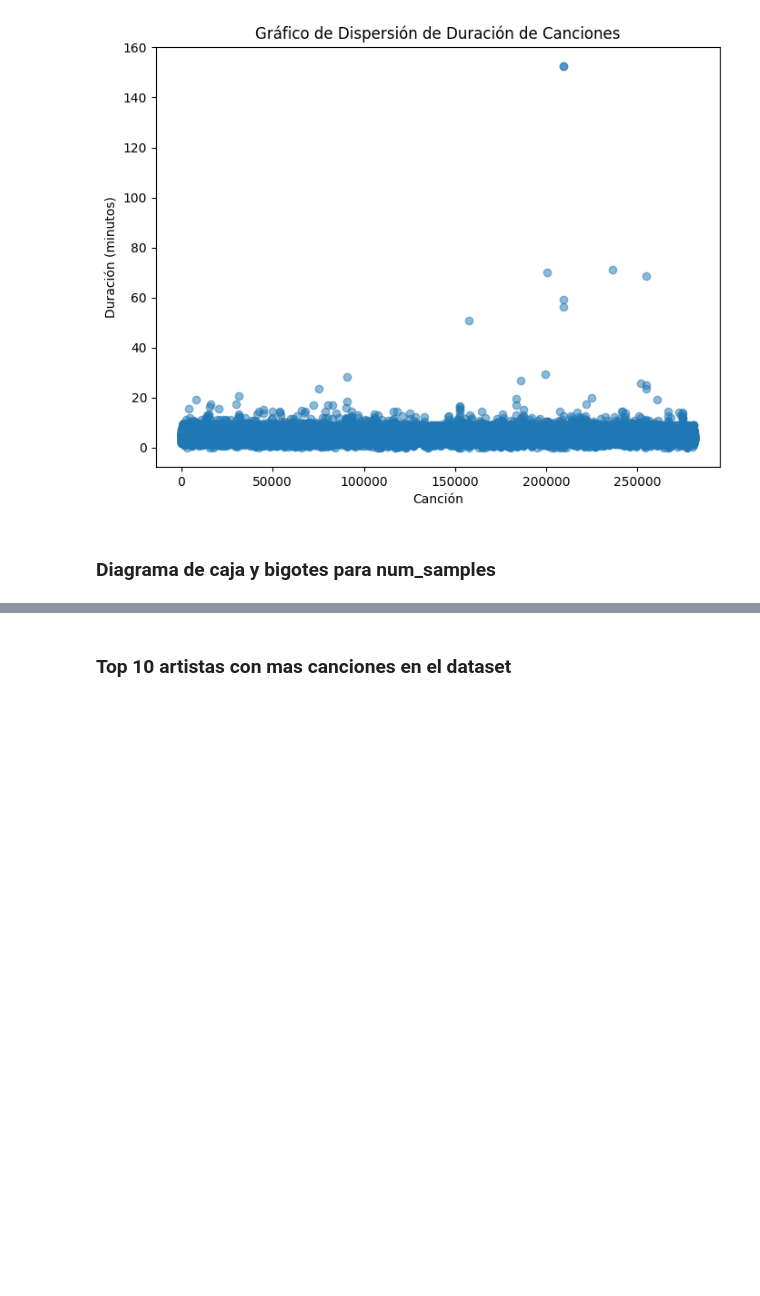
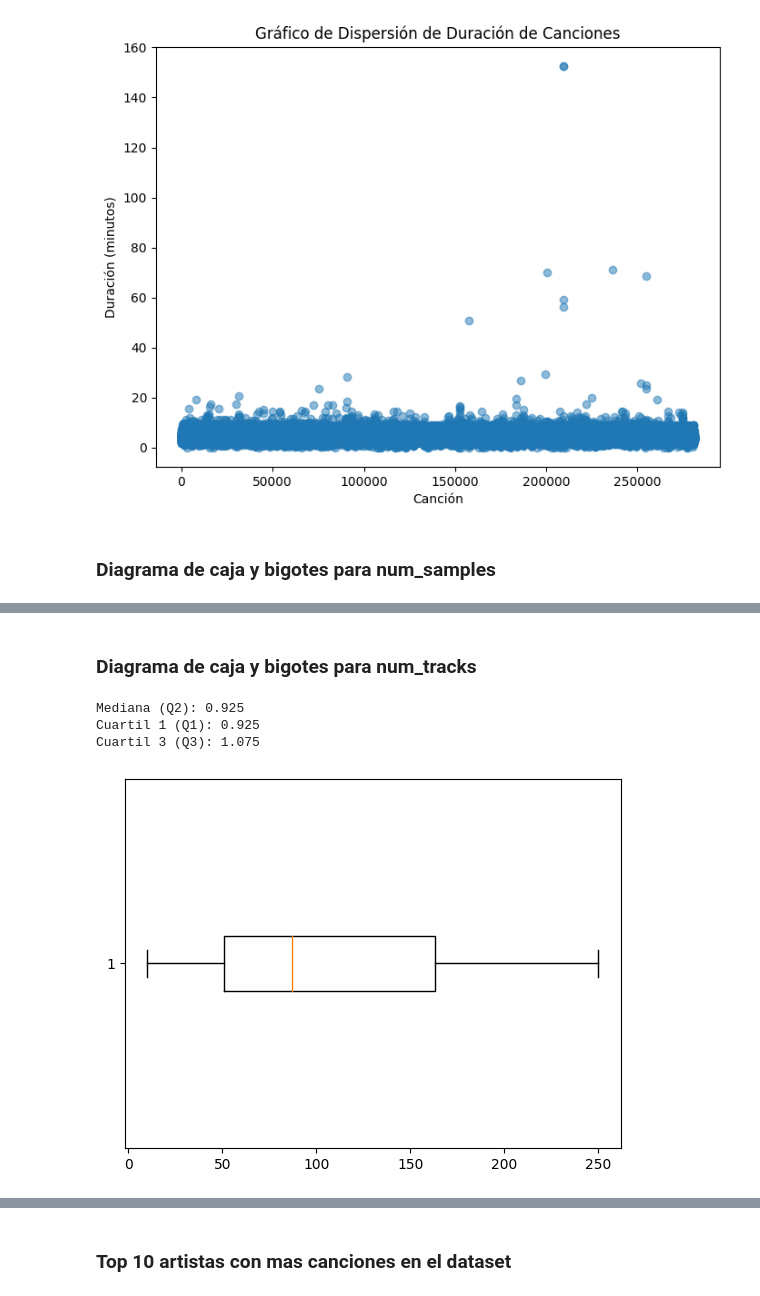
Before and after one commit to IPablo271/Proyecto-Data, a Jupyter notebook: Proyecto.ipynb, the cells around one changed output, grey strips where cells are left out. Saved outputs shown, nothing was run; the diff lists cells and outputs as text; code cells hidden in the pictures; blank space fills up the shorter version.

```diff
--- a/Proyecto.ipynb
+++ b/Proyecto.ipynb
@@ -215,0 +258,27 @@ print("Cuartil 3 (Q3):", q3)
+# %% [markdown]
+### Diagrama de caja y bigotes para num_tracks
+# %%
+
+# Extrae la columna de duraciones de canciones en ms y conviértelas a minutos
+num_tracks = df['num_tracks'] # Convierte ms a minutos
+
+# Convierte la columna de duraciones a una lista de valores
+num_tracks = num_tracks.tolist()
+
+# Crea la gráfica de caja y bigotes y guarda los valores calculados
+boxplot_values = plt.boxplot(num_tracks, vert=False)
+
+# Accede a los valores del boxplot
+median = boxplot_values['medians'][0].get_data()[1][0]  # Mediana (Q2)
+q1 = boxplot_values['boxes'][0].get_data()[1][0]  # Cuartil 1 (Q1)
+q3 = boxplot_values['boxes'][0].get_data()[1][2]  # Cuartil 3 (Q3)
+
+# Imprime los valores
+print("Mediana (Q2):", median)
+print("Cuartil 1 (Q1):", q1)
+print("Cuartil 3 (Q3):", q3)
+# %% [output]
+Mediana (Q2): 0.925
+Cuartil 1 (Q1): 0.925
+Cuartil 3 (Q3): 1.075
+[figure, added]
```
Also changed, not shown: parts of 9 cells of this notebook.
